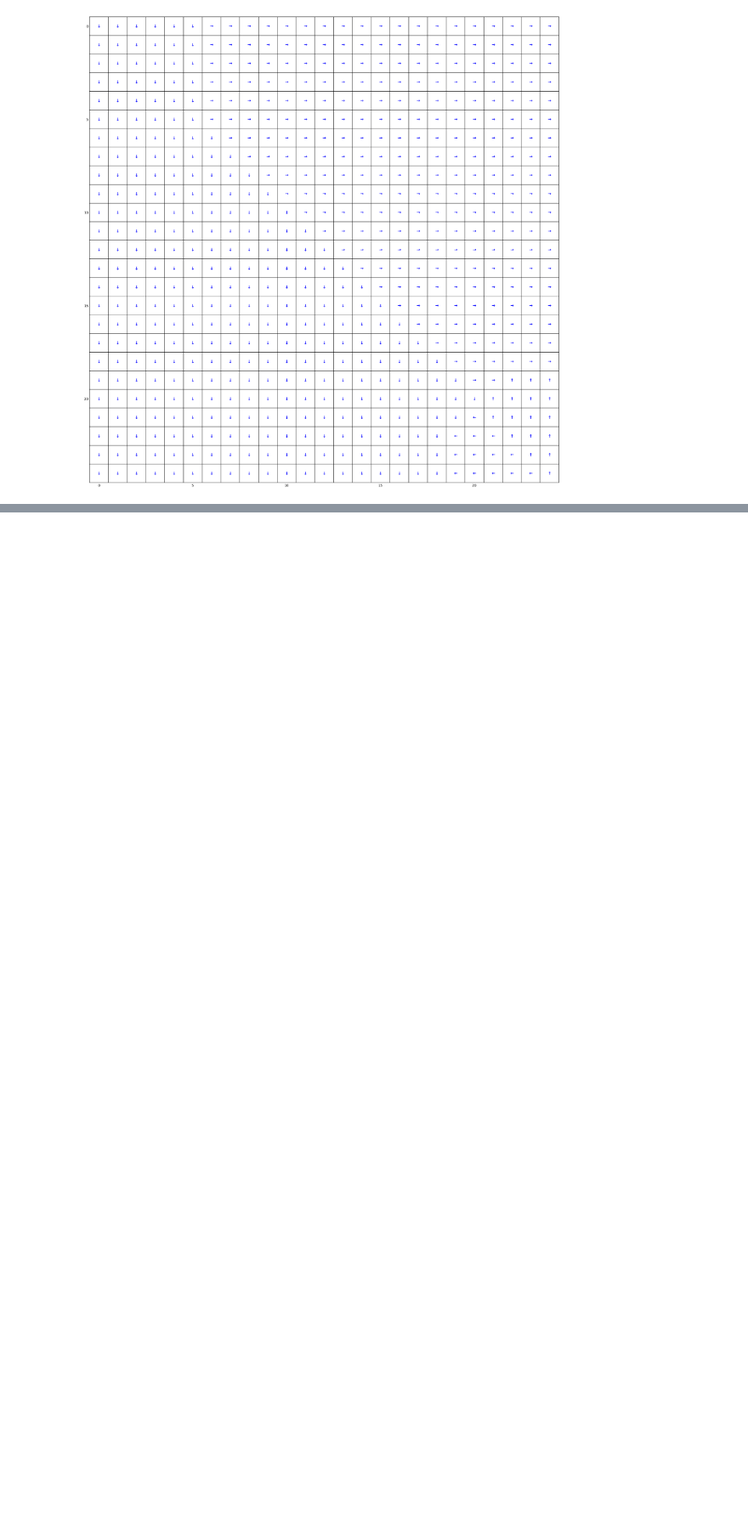
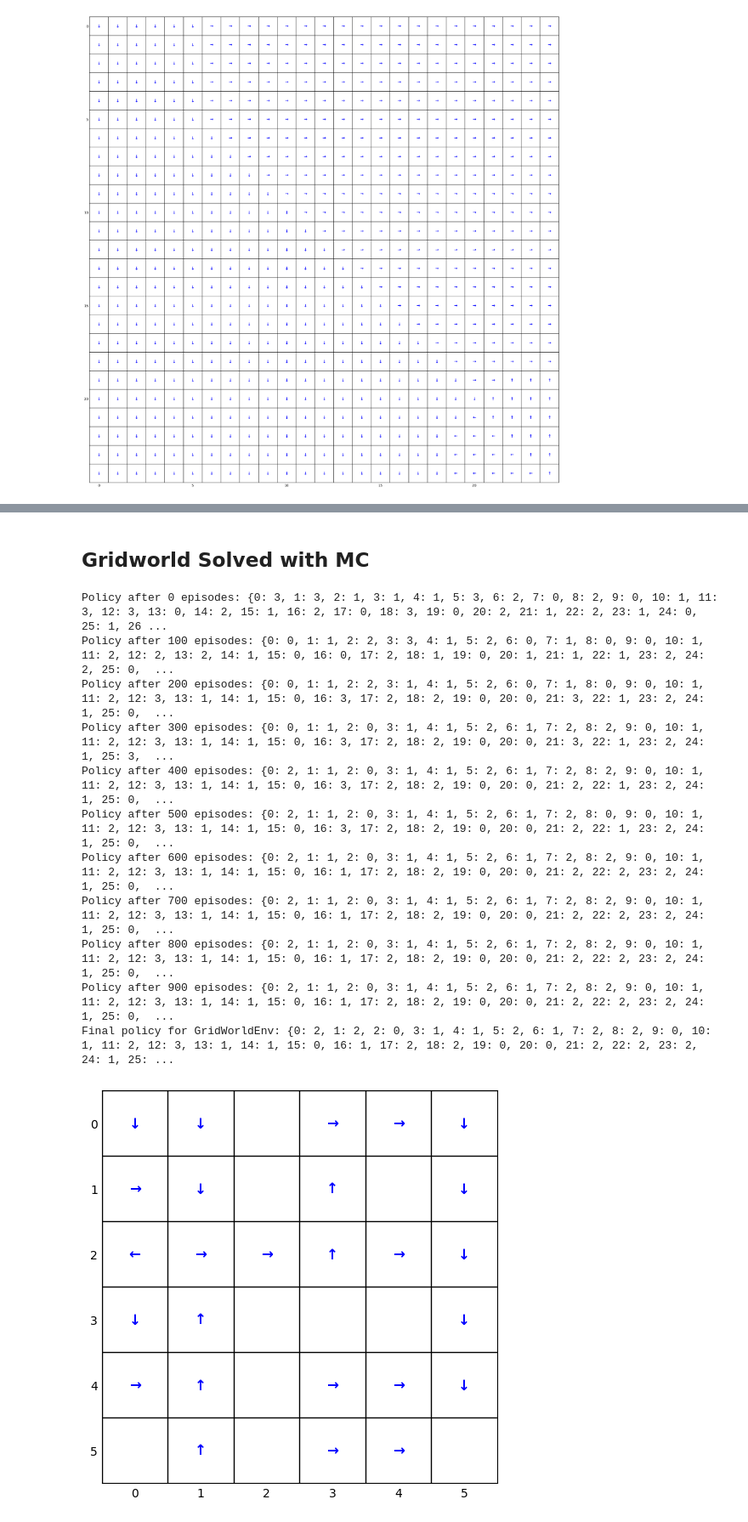
Before and after one commit to jbrismor/Hw-2_RL, a Jupyter notebook: testing.ipynb, the cells around one changed output, grey strips where cells are left out. Shown: that part at 85% size. Drawn from its saved outputs; the diff is of its cells as text; code cells hidden in the pictures; blank space fills up the shorter version.

```diff
--- a/testing.ipynb
+++ b/testing.ipynb
@@ -65,0 +92,23 @@ plotter.plot()
+# %% [markdown]
+## Gridworld Solved with MC
+# %%
+env = GridWorldEnv()
+mc_solver = MonteCarloSolver(env, gamma=0.99, epsilon=0.1, exploring_starts=True, episodes=1000)
+policy = mc_solver.run()
+print("Final policy for GridWorldEnv:", policy)
+
+plotter = PolicyPlotter_MC(env.grid_size, policy, walls=env.walls, terminal_states=env.terminal_states)
+plotter.plot()
+# %% [output]
+Policy after 0 episodes: {0: 3, 1: 3, 2: 1, 3: 1, 4: 1, 5: 3, 6: 2, 7: 0, 8: 2, 9: 0, 10: 1, 11: 3, 12: 3, 13: 0, 14: 2, 15: 1, 16: 2, 17: 0, 18: 3, 19: 0, 20: 2, 21: 1, 22: 2, 23: 1, 24: 0, 25: 1, 26 ...
+Policy after 100 episodes: {0: 0, 1: 1, 2: 2, 3: 3, 4: 1, 5: 2, 6: 0, 7: 1, 8: 0, 9: 0, 10: 1, 11: 2, 12: 2, 13: 2, 14: 1, 15: 0, 16: 0, 17: 2, 18: 1, 19: 0, 20: 1, 21: 1, 22: 1, 23: 2, 24: 2, 25: 0,  ...
+Policy after 200 episodes: {0: 0, 1: 1, 2: 2, 3: 1, 4: 1, 5: 2, 6: 0, 7: 1, 8: 0, 9: 0, 10: 1, 11: 2, 12: 3, 13: 1, 14: 1, 15: 0, 16: 3, 17: 2, 18: 2, 19: 0, 20: 0, 21: 3, 22: 1, 23: 2, 24: 1, 25: 0,  ...
+Policy after 300 episodes: {0: 0, 1: 1, 2: 0, 3: 1, 4: 1, 5: 2, 6: 1, 7: 2, 8: 2, 9: 0, 10: 1, 11: 2, 12: 3, 13: 1, 14: 1, 15: 0, 16: 3, 17: 2, 18: 2, 19: 0, 20: 0, 21: 3, 22: 1, 23: 2, 24: 1, 25: 3,  ...
+Policy after 400 episodes: {0: 2, 1: 1, 2: 0, 3: 1, 4: 1, 5: 2, 6: 1, 7: 2, 8: 2, 9: 0, 10: 1, 11: 2, 12: 3, 13: 1, 14: 1, 15: 0, 16: 3, 17: 2, 18: 2, 19: 0, 20: 0, 21: 2, 22: 1, 23: 2, 24: 1, 25: 0,  ...
+Policy after 500 episodes: {0: 2, 1: 1, 2: 0, 3: 1, 4: 1, 5: 2, 6: 1, 7: 2, 8: 0, 9: 0, 10: 1, 11: 2, 12: 3, 13: 1, 14: 1, 15: 0, 16: 3, 17: 2, 18: 2, 19: 0, 20: 0, 21: 2, 22: 1, 23: 2, 24: 1, 25: 0,  ...
+Policy after 600 episodes: {0: 2, 1: 1, 2: 0, 3: 1, 4: 1, 5: 2, 6: 1, 7: 2, 8: 2, 9: 0, 10: 1, 11: 2, 12: 3, 13: 1, 14: 1, 15: 0, 16: 1, 17: 2, 18: 2, 19: 0, 20: 0, 21: 2, 22: 2, 23: 2, 24: 1, 25: 0,  ...
+Policy after 700 episodes: {0: 2, 1: 1, 2: 0, 3: 1, 4: 1, 5: 2, 6: 1, 7: 2, 8: 2, 9: 0, 10: 1, 11: 2, 12: 3, 13: 1, 14: 1, 15: 0, 16: 1, 17: 2, 18: 2, 19: 0, 20: 0, 21: 2, 22: 2, 23: 2, 24: 1, 25: 0,  ...
+Policy after 800 episodes: {0: 2, 1: 1, 2: 0, 3: 1, 4: 1, 5: 2, 6: 1, 7: 2, 8: 2, 9: 0, 10: 1, 11: 2, 12: 3, 13: 1, 14: 1, 15: 0, 16: 1, 17: 2, 18: 2, 19: 0, 20: 0, 21: 2, 22: 2, 23: 2, 24: 1, 25: 0,  ...
+Policy after 900 episodes: {0: 2, 1: 1, 2: 0, 3: 1, 4: 1, 5: 2, 6: 1, 7: 2, 8: 2, 9: 0, 10: 1, 11: 2, 12: 3, 13: 1, 14: 1, 15: 0, 16: 1, 17: 2, 18: 2, 19: 0, 20: 0, 21: 2, 22: 2, 23: 2, 24: 1, 25: 0,  ...
+Final policy for GridWorldEnv: {0: 2, 1: 2, 2: 0, 3: 1, 4: 1, 5: 2, 6: 1, 7: 2, 8: 2, 9: 0, 10: 1, 11: 2, 12: 3, 13: 1, 14: 1, 15: 0, 16: 1, 17: 2, 18: 2, 19: 0, 20: 0, 21: 2, 22: 2, 23: 2, 24: 1, 25: ...
+[figure, added]
```
Also changed, not shown: parts of 13 cells of this notebook, 4 other files.
